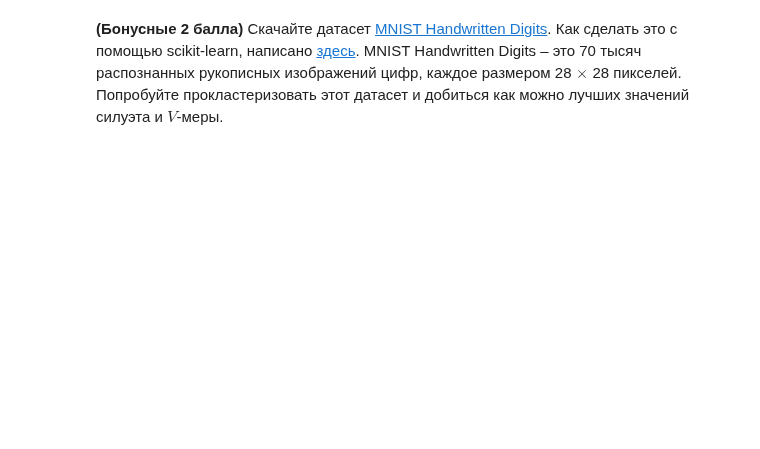
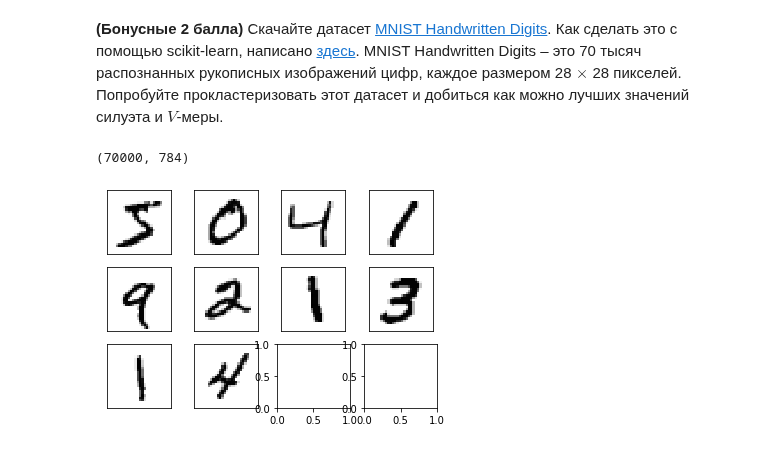
Before and after one commit to kinkpunk/ml-intro, a Jupyter notebook: 7_clustering/clustering.ipynb, the cells around one changed output. Drawn from its saved outputs; the diff is of its cells as text; code cells hidden in the pictures; blank space fills up the shorter version.

```diff
--- a/7_clustering/clustering.ipynb
+++ b/7_clustering/clustering.ipynb
@@ -451,0 +454,17 @@ plt.show()
+# %%
+X_mnist, y_mnist = fetch_openml('mnist_784', version=1, return_X_y=True)
+# %%
+X_mnist.shape
+# %% [output]
+(70000, 784)
+# %%
+X_mnist = abs(X_mnist-256) #инверсия цвета
+# %%
+fig, ax = plt.subplots(3, 4)
+plt.gray()
+for axis, digit in zip(ax.flat, X_mnist[:10]):
+    axis.set(xticks=[], yticks=[])
+    axis.imshow(digit.reshape(28,28))
+plt.show()
+# %% [output]
+[figure, added]
```
Also changed, not shown: parts of 21 cells of this notebook.
